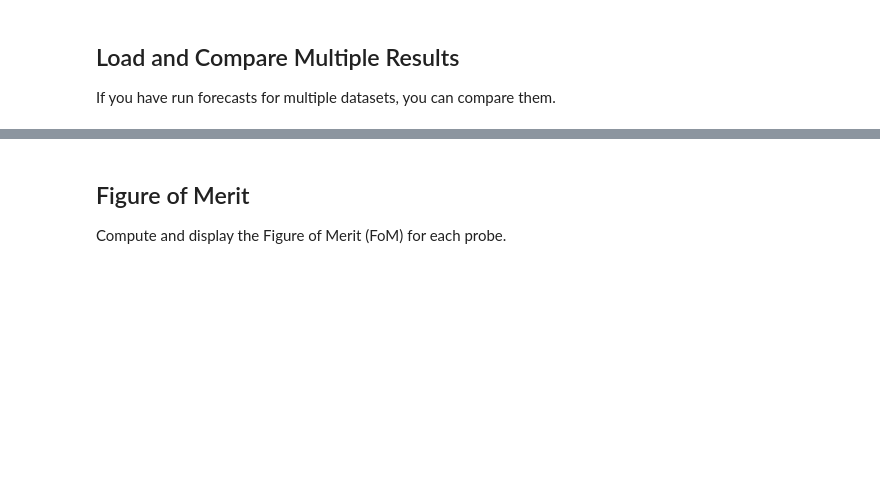
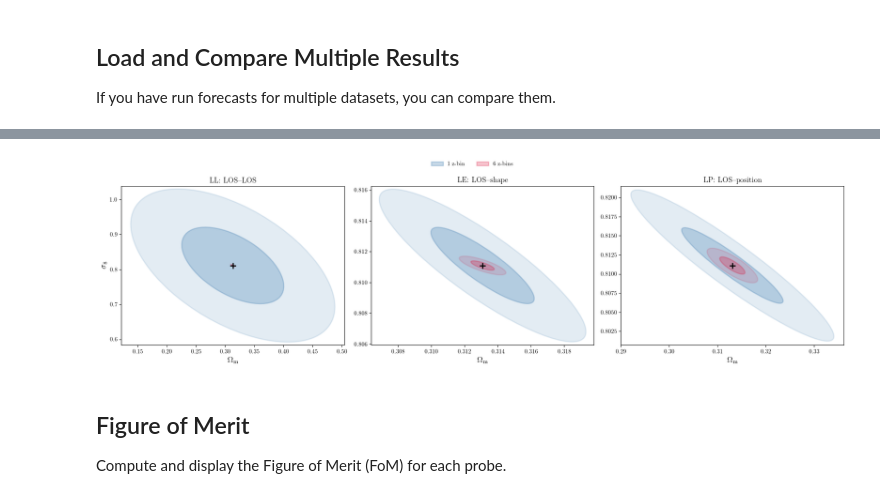
Before and after one commit to nataliehogg/focsle, a Jupyter notebook: notebooks/fisher_forecast_example.ipynb, the cells around one changed output, grey strips where cells are left out. Cells and saved outputs as stored; diff of their text form; code cells hidden in the pictures; blank space fills up the shorter version.

Commit message:
improvements to save/load and gridding infrastructure

```diff
--- a/notebooks/fisher_forecast_example.ipynb
+++ b/notebooks/fisher_forecast_example.ipynb
@@ -216,3 +212,7 @@ AssertionError:
 ## Load and Compare Multiple Results
 
 If you have run forecasts for multiple datasets, you can compare them.
+# %%
+saved_results = FisherForecast.list_saved_results()
+for i, name in enumerate(saved_results, 0):
+  print(f"{i}. {name}")
@@ -219,19 +226,16 @@ If you have run forecasts for multiple datasets, you can compare them.
 # %%
-# Example: Load multiple results and compare
-# (Uncomment and modify paths as needed)
+results_1zbin = FisherForecast.load_results(saved_results[2])
+results_6zbin = FisherForecast.load_results(saved_results[5])
 
-# from focsle import FisherForecast
-
-# results_1zbin = FisherForecast.load_results('results/fisher_results_1zbin.pkl')
-# results_6zbin = FisherForecast.load_results('results/fisher_results_6zbin.pkl')
-
-# fig = plot_comparison(
-#     [results_1zbin, results_6zbin],
-#     labels=['1 z-bin', '6 z-bins'],
-#     probes=['LL', 'LE', 'LP'],
-#     title='Comparison: 1 vs 6 Tomographic Bins'
-# )
-# plt.show()
+fig = plot_comparison(
+    [results_1zbin, results_6zbin],
+    labels=['1 z-bin', '6 z-bins'],
+    probes=['LL', 'LE', 'LP'],
+    title=None
+)
+plt.show()
+# %% [output]
+[figure, added]
 # %% [markdown]
 ## Figure of Merit
 
```
Also changed, not shown: parts of 19 cells of this notebook.
